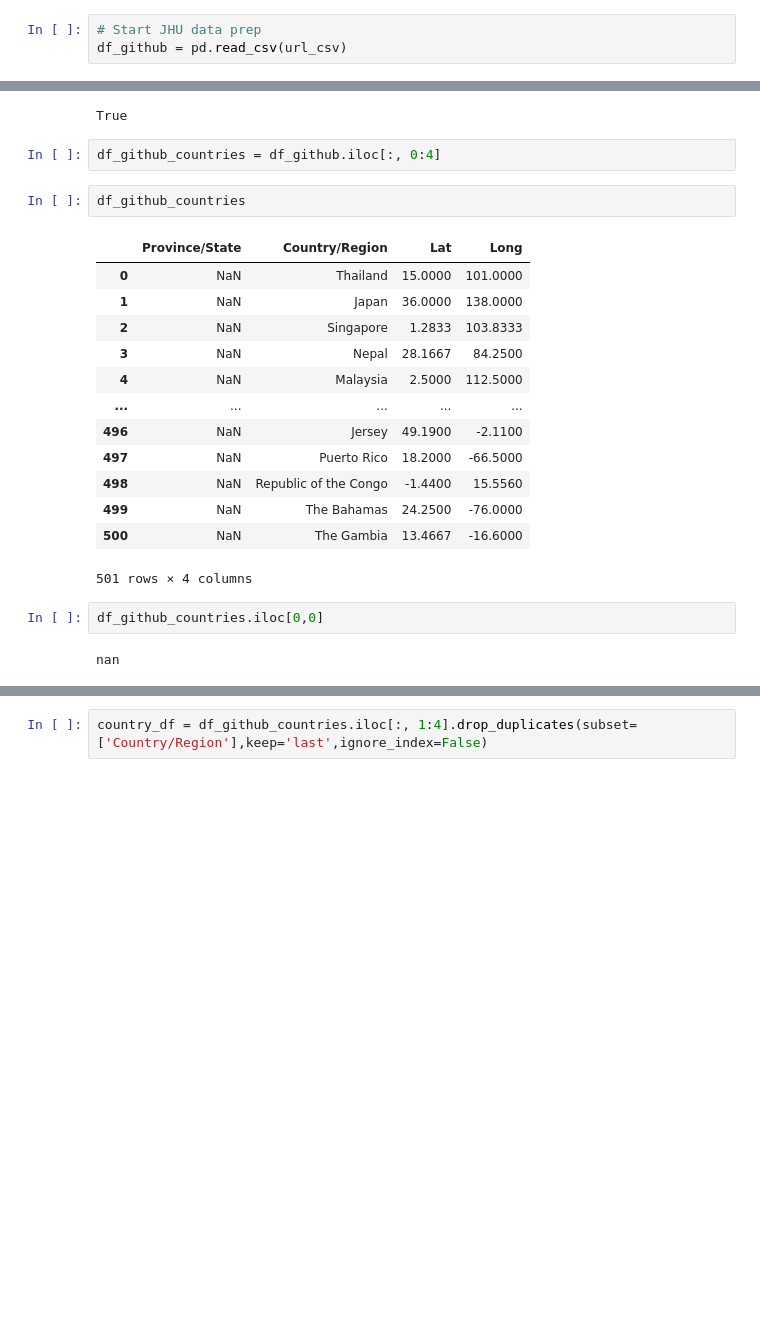
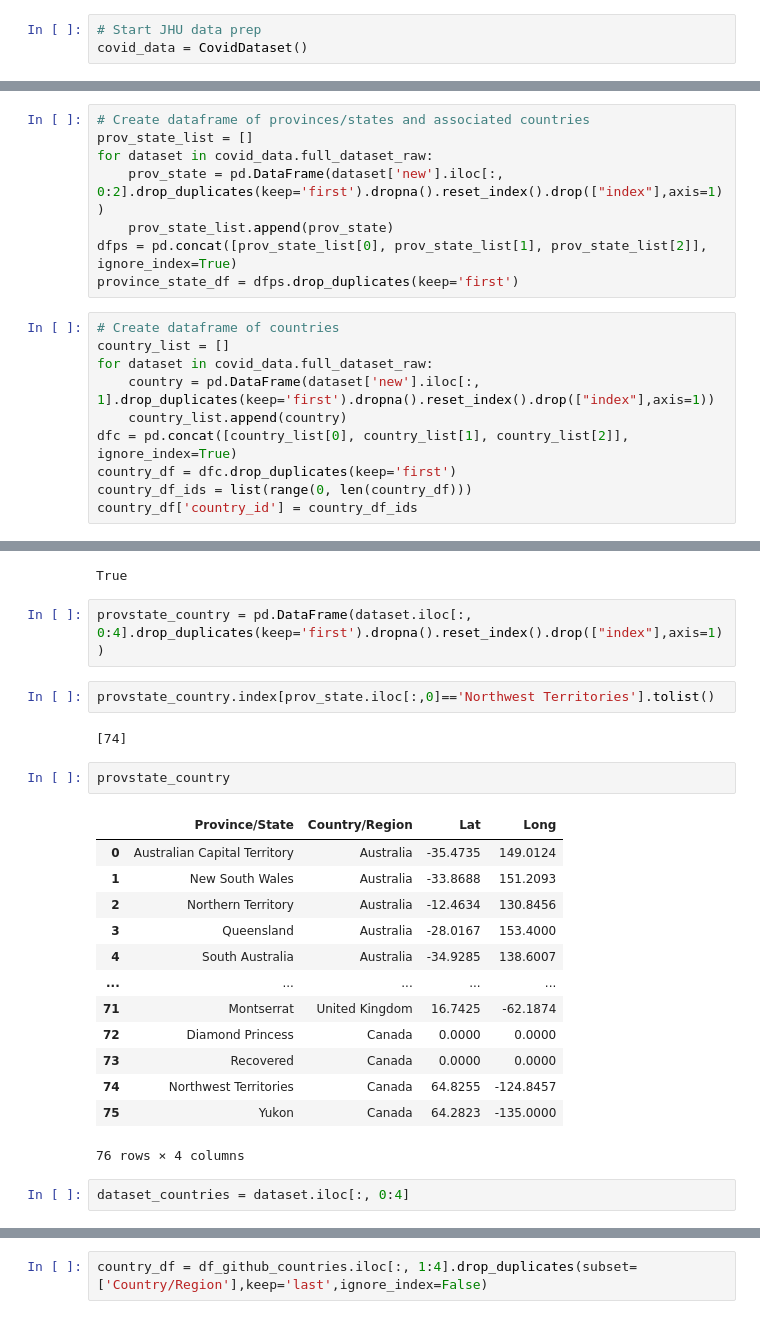
Before and after one commit to kingbd2/covid-analysis, a Jupyter notebook: covid/getcoviddata.ipynb, the cells around one changed output, grey strips where cells are left out. Saved outputs shown, nothing was run; the diff lists cells and outputs as text; blank space fills up the shorter version.

Commit message:
Beginning joining functionality for reference data creation

```diff
--- a/covid/getcoviddata.ipynb
+++ b/covid/getcoviddata.ipynb
@@ -24,3 +105,3 @@ for link in data_attribute:
 # %%
 # Start JHU data prep
-df_github = pd.read_csv(url_csv)
+covid_data = CovidDataset()
@@ -28,0 +128,18 @@ HTTPError: HTTP Error 404: Not Found
+# %%
+# Create dataframe of provinces/states and associated countries
+prov_state_list = []
+for dataset in covid_data.full_dataset_raw:
+    prov_state = pd.DataFrame(dataset['new'].iloc[:, 0:2].drop_duplicates(keep='first').dropna().reset_index().drop(["index"],axis=1))
+    prov_state_list.append(prov_state)
+dfps = pd.concat([prov_state_list[0], prov_state_list[1], prov_state_list[2]], ignore_index=True)
+province_state_df = dfps.drop_duplicates(keep='first')
+# %%
+# Create dataframe of countries
+country_list = []
+for dataset in covid_data.full_dataset_raw:
+    country = pd.DataFrame(dataset['new'].iloc[:, 1].drop_duplicates(keep='first').dropna().reset_index().drop(["index"],axis=1))
+    country_list.append(country)
+dfc = pd.concat([country_list[0], country_list[1], country_list[2]], ignore_index=True)
+country_df = dfc.drop_duplicates(keep='first')
+country_df_ids = list(range(0, len(country_df)))
+country_df['country_id'] = country_df_ids
@@ -33,25 +182,27 @@ comparison = df_github.columns[0:4]==pd.Index(['Province/State', 'Country/Region
 comparison.all()
 # %% [output]
 True
+# %%
+provstate_country = pd.DataFrame(dataset.iloc[:, 0:4].drop_duplicates(keep='first').dropna().reset_index().drop(["index"],axis=1))
+# %%
+provstate_country.index[prov_state.iloc[:,0]=='Northwest Territories'].tolist()
+# %% [output]
+[74]
+# %%
+provstate_country
+# %% [output]
+|  | Province/State | Country/Region | Lat | Long |
+| 0 | Australian Capital Territory | Australia | -35.4735 | 149.0124 |
+| 1 | New South Wales | Australia | -33.8688 | 151.2093 |
+| 2 | Northern Territory | Australia | -12.4634 | 130.8456 |
+| 3 | Queensland | Australia | -28.0167 | 153.4000 |
+| 4 | South Australia | Australia | -34.9285 | 138.6007 |
+| ... | ... | ... | ... | ... |
+| 71 | Montserrat | United Kingdom | 16.7425 | -62.1874 |
+| 72 | Diamond Princess | Canada | 0.0000 | 0.0000 |
+| 73 | Recovered | Canada | 0.0000 | 0.0000 |
+| 74 | Northwest Territories | Canada | 64.8255 | -124.8457 |
+| 75 | Yukon | Canada | 64.2823 | -135.0000 |
+76 rows × 4 columns
 # %%
-df_github_countries = df_github.iloc[:, 0:4]
+dataset_countries = dataset.iloc[:, 0:4]
-# %%
-df_github_countries
-# %% [output]
-|  | Province/State | Country/Region | Lat | Long |
-| 0 | NaN | Thailand | 15.0000 | 101.0000 |
-| 1 | NaN | Japan | 36.0000 | 138.0000 |
-| 2 | NaN | Singapore | 1.2833 | 103.8333 |
-| 3 | NaN | Nepal | 28.1667 | 84.2500 |
-| 4 | NaN | Malaysia | 2.5000 | 112.5000 |
-| ... | ... | ... | ... | ... |
-| 496 | NaN | Jersey | 49.1900 | -2.1100 |
-| 497 | NaN | Puerto Rico | 18.2000 | -66.5000 |
-| 498 | NaN | Republic of the Congo | -1.4400 | 15.5560 |
-| 499 | NaN | The Bahamas | 24.2500 | -76.0000 |
-| 500 | NaN | The Gambia | 13.4667 | -16.6000 |
-501 rows × 4 columns
-# %%
-df_github_countries.iloc[0,0]
-# %% [output]
-nan
```
Also changed, not shown: parts of 12 cells of this notebook, 1 other file.
